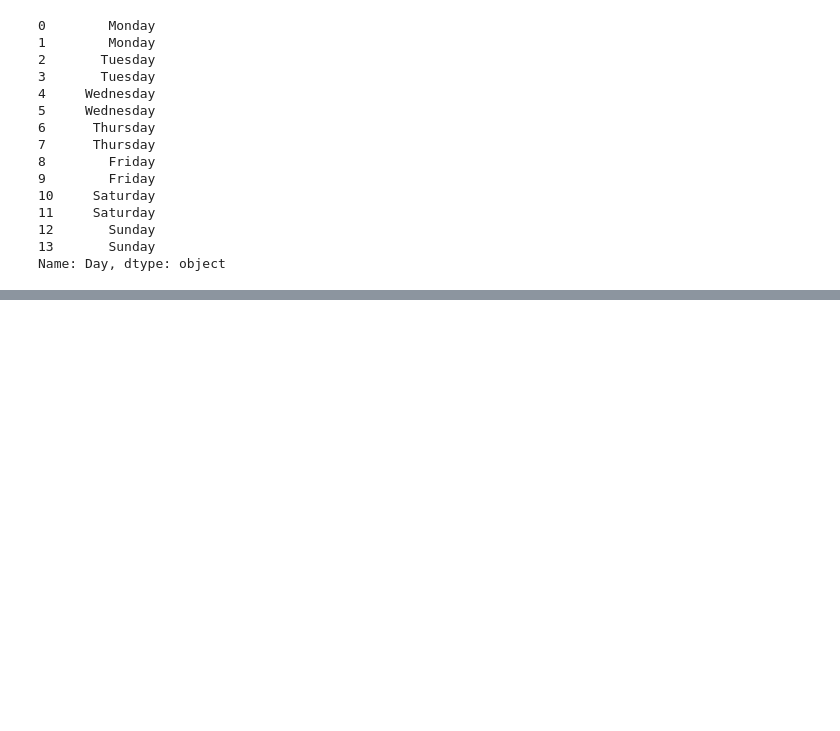
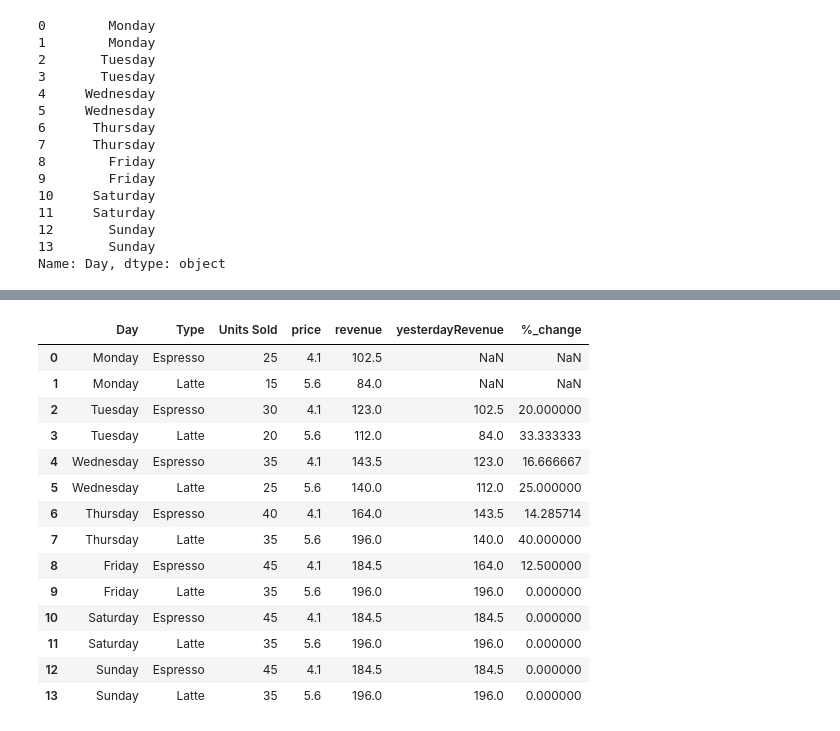
Before and after one commit to anusha928/Olympics_Dataset_Pandas_Project, a Jupyter notebook: coffee.ipynb, the cells around one changed output, grey strips where cells are left out. Drawn from its saved outputs; the diff is of its cells as text; code cells hidden in the pictures; blank space fills up the shorter version.

```diff
--- a/coffee.ipynb
+++ b/coffee.ipynb
@@ -299,0 +291,25 @@ coffee
+# %%
+coffee["revenue"] = coffee["Units Sold"] * coffee["price"]
+# %%
+# shift
+coffee["yesterdayRevenue"] = coffee["revenue"].shift(2)
+# %%
+coffee["%_change"] = ((coffee["revenue"] - coffee["yesterdayRevenue"])/ coffee["yesterdayRevenue"])* 100
+# %%
+coffee
+# %% [output]
+|  | Day | Type | Units Sold | price | revenue | yesterdayRevenue | %_change |
+| 0 | Monday | Espresso | 25 | 4.1 | 102.5 | NaN | NaN |
+| 1 | Monday | Latte | 15 | 5.6 | 84.0 | NaN | NaN |
+| 2 | Tuesday | Espresso | 30 | 4.1 | 123.0 | 102.5 | 20.000000 |
+| 3 | Tuesday | Latte | 20 | 5.6 | 112.0 | 84.0 | 33.333333 |
+| 4 | Wednesday | Espresso | 35 | 4.1 | 143.5 | 123.0 | 16.666667 |
+| 5 | Wednesday | Latte | 25 | 5.6 | 140.0 | 112.0 | 25.000000 |
+| 6 | Thursday | Espresso | 40 | 4.1 | 164.0 | 143.5 | 14.285714 |
+| 7 | Thursday | Latte | 35 | 5.6 | 196.0 | 140.0 | 40.000000 |
+| 8 | Friday | Espresso | 45 | 4.1 | 184.5 | 164.0 | 12.500000 |
+| 9 | Friday | Latte | 35 | 5.6 | 196.0 | 196.0 | 0.000000 |
+| 10 | Saturday | Espresso | 45 | 4.1 | 184.5 | 184.5 | 0.000000 |
+| 11 | Saturday | Latte | 35 | 5.6 | 196.0 | 196.0 | 0.000000 |
+| 12 | Sunday | Espresso | 45 | 4.1 | 184.5 | 184.5 | 0.000000 |
+| 13 | Sunday | Latte | 35 | 5.6 | 196.0 | 196.0 | 0.000000 |
```
Also changed, not shown: parts of 14 cells of this notebook, 6 other files.
